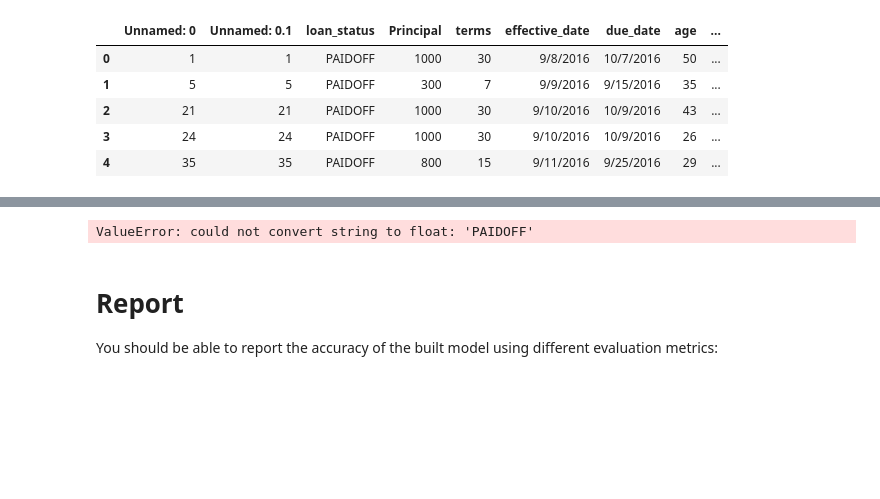
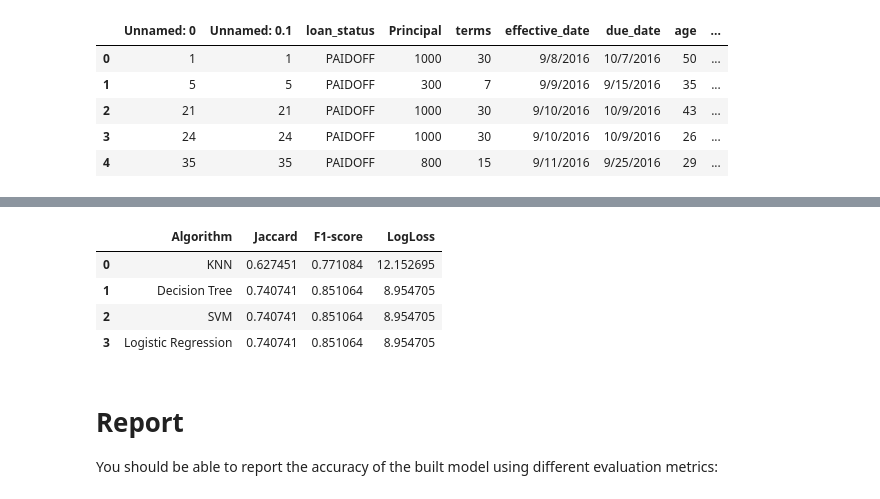
Before and after one commit to saroy1/capston-ibm-coursera, a Jupyter notebook: IBM_capston_project_loanApplication.ipynb, the cells around one changed output, grey strips where cells are left out. Cells and saved outputs as stored; diff of their text form; code cells hidden in the pictures; blank space fills up the shorter version.

```diff
--- a/IBM_capston_project_loanApplication.ipynb
+++ b/IBM_capston_project_loanApplication.ipynb
@@ -497,16 +502,46 @@ test_df.head()
 # create the datafram to report
 cols = ['Algorithm', 'Jaccard', 'F1-score', 'LogLoss']
 report = pd.DataFrame(columns = cols)
-# %%
-test_pred = clf_knn.predict(test_df)
-#jaccard_score(test_df['loan_status'], clf_knn.predict(test_df))
-# %% [output]
-ValueError: could not convert string to float: 'PAIDOFF'
 # %%
-temp = pd.Series({'Model': "KNN",
-          'Jaccard': jaccard_score(test_df['loan_status'], clf_knn.predict(test_df))
-          'F1-score': model1.rsquared_adj,
-          'LogLoss': rmse(prediction1, y_test)}
+knn_report = pd.Series(
+    {'Algorithm': "KNN",
+     'Jaccard': jaccard_score(y, clf_knn.predict(X)),
+     'F1-score': f1_score(y, clf_knn.predict(X)),
+     'LogLoss': log_loss(y, clf_knn.predict(X))
+    })
+# %%
+dt_report = pd.Series(
+    {'Algorithm': "Decision Tree",
+     'Jaccard': jaccard_score(y, clf_decisionTree.predict(X)),
+     'F1-score': f1_score(y, clf_decisionTree.predict(X)),
+     'LogLoss': log_loss(y, clf_decisionTree.predict(X))
+    })
+# %%
+svm_report = pd.Series(
+    {'Algorithm': "SVM",
+     'Jaccard': jaccard_score(y, clf_SVC.predict(X)),
+     'F1-score': f1_score(y, clf_SVC.predict(X)),
+     'LogLoss': log_loss(y, clf_SVC.predict(X))
+    })
+# %%
+lr_report = pd.Series(
+    {'Algorithm': "Logistic Regression",
+     'Jaccard': jaccard_score(y, clf_LR.predict(X)),
+     'F1-score': f1_score(y, clf_LR.predict(X)),
+     'LogLoss': log_loss(y, clf_LR.predict(X))
+    })
+# %%
+report = report.append(knn_report, ignore_index = True)
+report = report.append(dt_report, ignore_index = True)
+report = report.append(svm_report, ignore_index = True)
+report = report.append(lr_report, ignore_index = True)
+report
+# %% [output]
+|  | Algorithm | Jaccard | F1-score | LogLoss |
+| 0 | KNN | 0.627451 | 0.771084 | 12.152695 |
+| 1 | Decision Tree | 0.740741 | 0.851064 | 8.954705 |
+| 2 | SVM | 0.740741 | 0.851064 | 8.954705 |
+| 3 | Logistic Regression | 0.740741 | 0.851064 | 8.954705 |
 # %% [markdown]
 # Report
 
```
Also changed, not shown: parts of 15 cells of this notebook.
